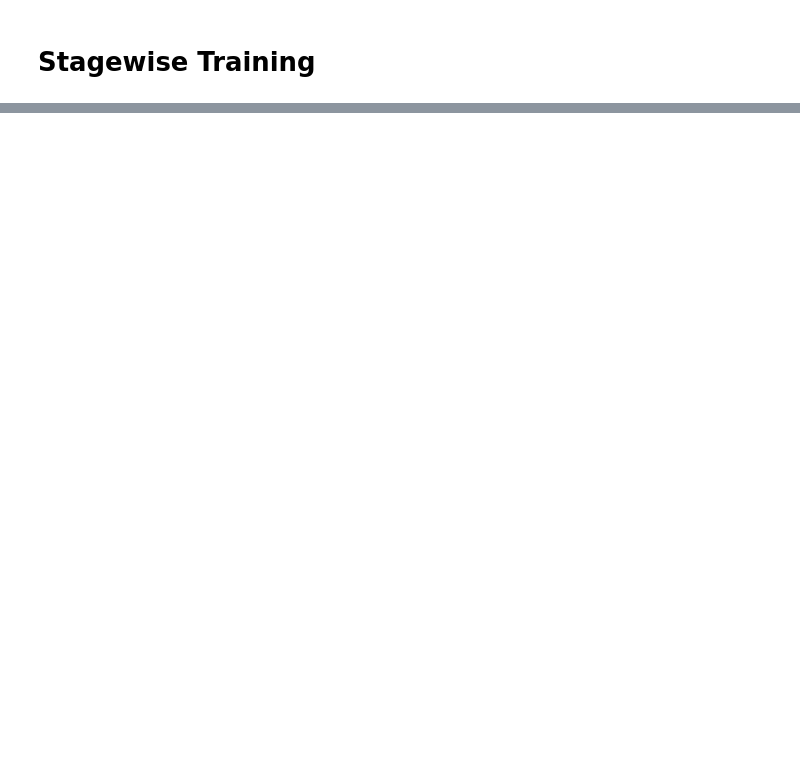
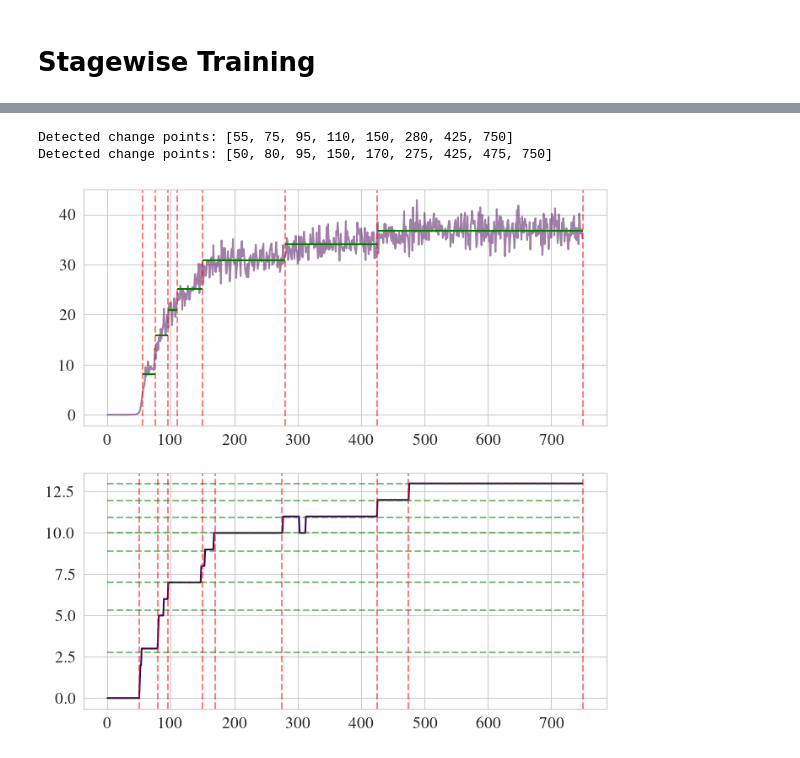
Before and after one commit to edmundlth/neural_network_stagewise_learning, a Jupyter notebook: plot_dln_stagewise_learning.ipynb, the cells around one changed output, grey strips where cells are left out. Drawn from its saved outputs; the diff is of its cells as text; code cells hidden in the pictures; blank space fills up the shorter version.

```diff
--- a/plot_dln_stagewise_learning.ipynb
+++ b/plot_dln_stagewise_learning.ipynb
@@ -402,0 +568,33 @@ for potential_type, df in stagewise_dfs.items():
+# %%
+import ruptures as rpt
+
+df = df_sgd
+clipped_llc = df["lambdahat"].values[:]
+algo = rpt.Pelt(model="rbf").fit(clipped_llc)
+change_points = algo.predict(pen=5)
+print(f"Detected change points: {change_points}")
+
+fig, axes = plt.subplots(2, 1, figsize=(8, 8))
+ax = axes[0]
+ax.plot(clipped_llc, label="Estimated LLC", alpha=0.5)
+for i, cp in enumerate(change_points):
+    ax.axvline(cp, color="r", linestyle="--", alpha=0.5)
+    cp_prev = change_points[max(0, i - 1)]
+    mean_val = np.mean(clipped_llc[cp_prev:cp])
+    ax.hlines(mean_val, cp_prev, cp, color="g", linestyle="-", alpha=1)
+
+ax = axes[1]
+rs = df["corrected_total_matrix_diagonals"].map(lambda x: np.sum(np.array(x) > 4)).values
+ax.plot(rs)
+algo = rpt.Pelt(model="rbf").fit(rs)
+change_points = algo.predict(pen=5)
+print(f"Detected change points: {change_points}")
+for i, cp in enumerate(change_points):
+    ax.axvline(cp, color="r", linestyle="--", alpha=0.5)
+    cp_prev = change_points[max(0, i - 1)]
+    mean_val = np.mean(rs[cp_prev:cp])
+    ax.hlines(mean_val, xmin=0, xmax=len(rs), color="g", linestyle="--", alpha=0.5)
+# %% [output]
+Detected change points: [55, 75, 95, 110, 150, 280, 425, 750]
+Detected change points: [50, 80, 95, 150, 170, 275, 425, 475, 750]
+[figure, added]
```
Also changed, not shown: parts of 13 cells of this notebook, 4 other files.
